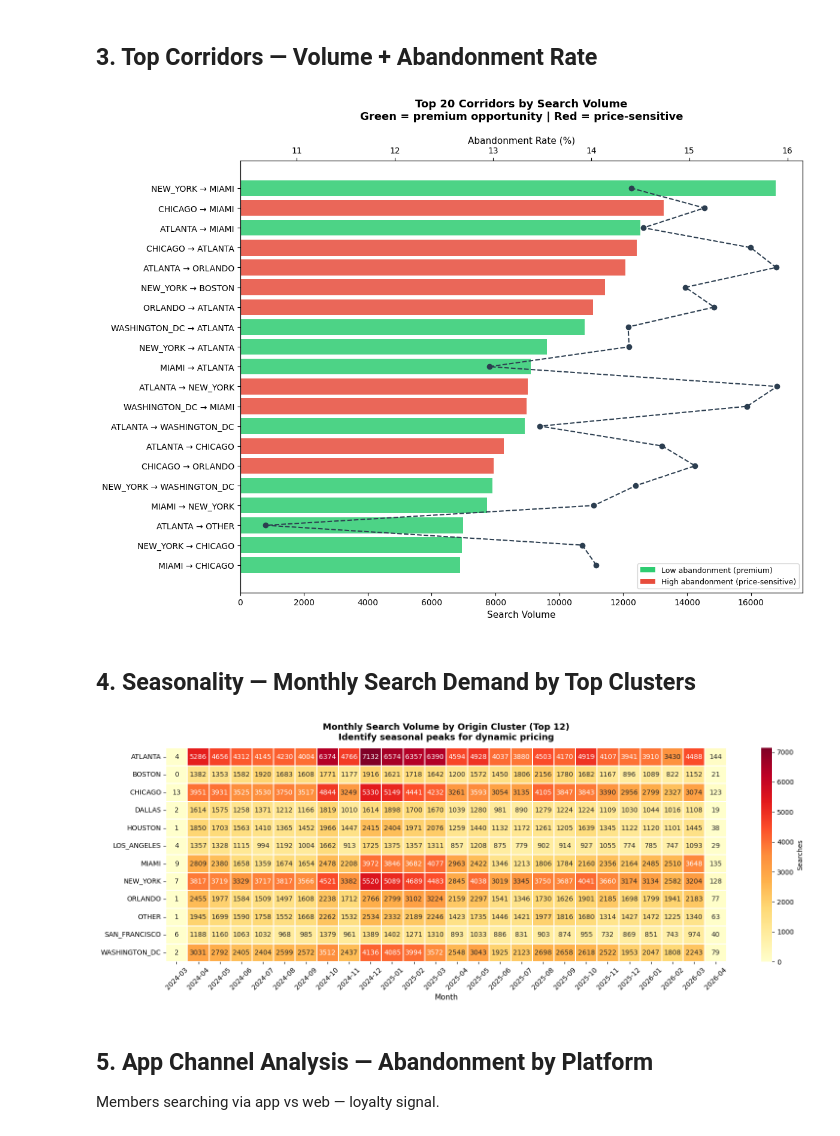
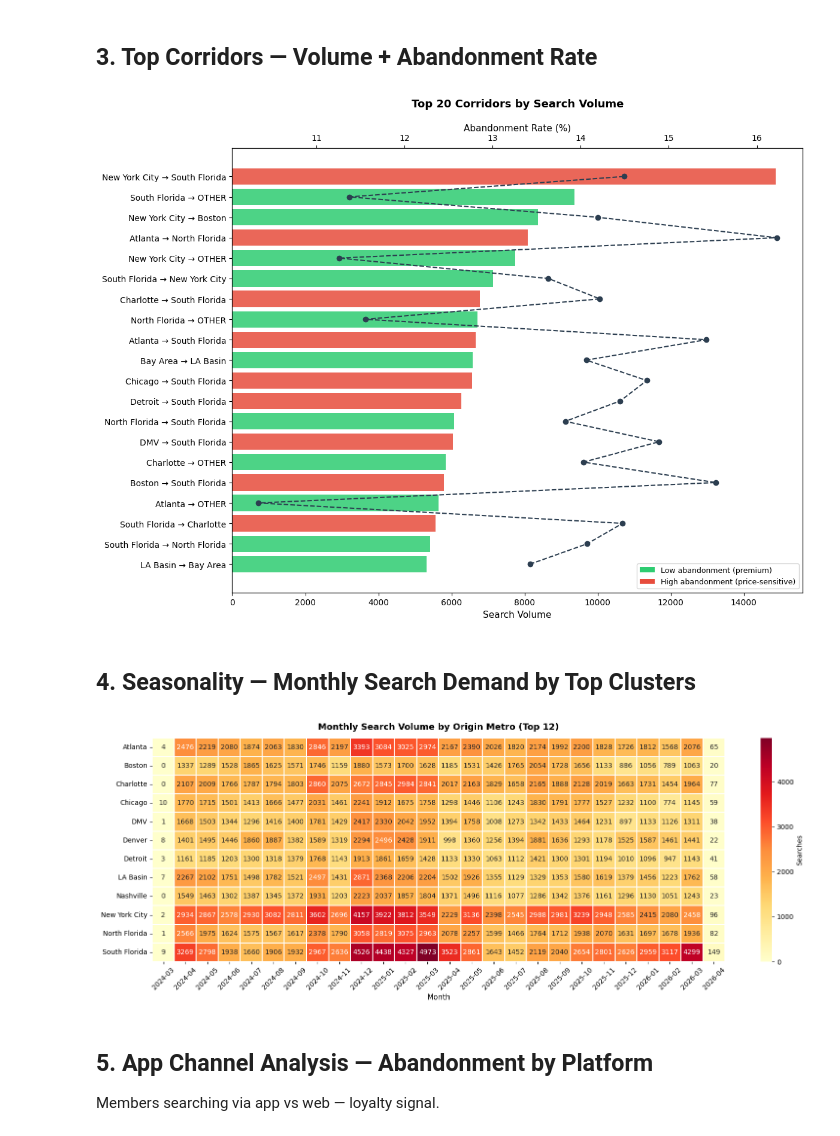
Before and after one commit to tausif-agntworksai/flight-pipeline, a Jupyter notebook: pricing/eda/vedant/SearchActivityAnalysis_va_v1.ipynb, the cells around one changed output. Cells and saved outputs as stored; diff of their text form; code cells hidden in the pictures.

```diff
--- a/pricing/eda/vedant/SearchActivityAnalysis_va_v1.ipynb
+++ b/pricing/eda/vedant/SearchActivityAnalysis_va_v1.ipynb
@@ -15,7 +15,7 @@ from matplotlib.colors import LinearSegmentedColormap
 import warnings
 warnings.filterwarnings('ignore')
 
-URL = "gs://agntworks-data-dev/wheelsup/raw/search_activity_route_split.csv"
+URL = "gs://agntworks-data-dev/wheelsup/processed/search_activity_metro_mapping.csv"
 TOP_N_CORRIDORS = 20   # corridors to show in bar chart
 TOP_N_QUADRANT = 30   # corridors in abandonment quadrant
 MIN_SEARCHES = 500  # min searches to include in quadrant
@@ -189,7 +186,7 @@ NEW_YORK → WASHINGTON_DC      7900      0.144557
 # %%
 top_corr = (
     corr_stats[
-        corr_stats['from_cluster'] != corr_stats['to_cluster']
+        corr_stats['from_metro'] != corr_stats['to_metro']
     ]
     .nlargest(TOP_N_CORRIDORS, 'searches')
     .sort_values('searches')
@@ -208,7 +205,7 @@ ax2.plot(top_corr['abandon_rate'] * 100, range(len(top_corr)), 'o--',
 
 ax1.set_xlabel('Search Volume', fontsize=11)
 ax2.set_xlabel('Abandonment Rate (%)', fontsize=11)
-ax1.set_title(f'Top {TOP_N_CORRIDORS} Corridors by Search Volume\nGreen = premium opportunity | Red = price-sensitive',
+ax1.set_title(f'Top {TOP_N_CORRIDORS} Corridors by Search Volume',
               fontsize=13, fontweight='bold', pad=20)
 
 from matplotlib.patches import Patch
@@ -221,45 +218,45 @@ plt.tight_layout()
 plt.savefig('insight_top_corridors.png', dpi=150, bbox_inches='tight')
 plt.show()
 # %% [output]
-[figure, old version]
+[figure, new version]
 # %% [markdown]
 ## 4. Seasonality — Monthly Search Demand by Top Clusters
 # %%
 df_searches['month'] = pd.to_datetime(df_searches['createDate_et']).dt.to_period('M').astype(str)
 
-# Top 12 origin clusters by total searches
+# Top 12 origin metros by total searches
 top_origins = (
-    df_searches[df_searches['from_cluster'] != 'OTHER']
-    .groupby('from_cluster').size()
+    df_searches[df_searches['from_metro'] != 'OTHER']
+    .groupby('from_metro').size()
     .nlargest(12).index
 )
 
 monthly = (
-    df_searches[df_searches['from_cluster'].isin(top_origins)]
-    .groupby(['month','from_cluster'])
+    df_searches[df_searches['from_metro'].isin(top_origins)]
+    .groupby(['month','from_metro'])
     .size()
-    .unstack('from_cluster')
+    .unstack('from_metro')
     .fillna(0)
     .astype(int)
 )
-monthly.columns = [c.replace('_CLUSTER','') for c in monthly.columns]
+monthly.columns = monthly.columns.tolist()
 
 fig, ax = plt.subplots(figsize=(16, 6))
 sns.heatmap(
     monthly.T, cmap='YlOrRd', annot=True, fmt='d',
     linewidths=0.3, linecolor='white',
     ax=ax, cbar_kws={'label': 'Searches'}
 )
-ax.set_title('Monthly Search Volume by Origin Cluster (Top 12)\nIdentify seasonal peaks for dynamic pricing', fontsize=13, fontweight='bold', pad=12)
+ax.set_title('Monthly Search Volume by Origin Metro (Top 12)', fontsize=13, fontweight='bold', pad=12)
 ax.set_xlabel('Month', fontsize=11)
 ax.set_ylabel('')
 ax.tick_params(axis='y', rotation=0)
 ax.tick_params(axis='x', rotation=45)
 plt.tight_layout()
 plt.savefig('insight_seasonality.png', dpi=150, bbox_inches='tight')
 plt.show()
 # %% [output]
-[figure, old version]
+[figure, new version]
 # %% [markdown]
 ## 5. App Channel Analysis — Abandonment by Platform
 Members searching via app vs web — loyalty signal.
```
Also changed, not shown: parts of 6 cells of this notebook, 42 other files.
